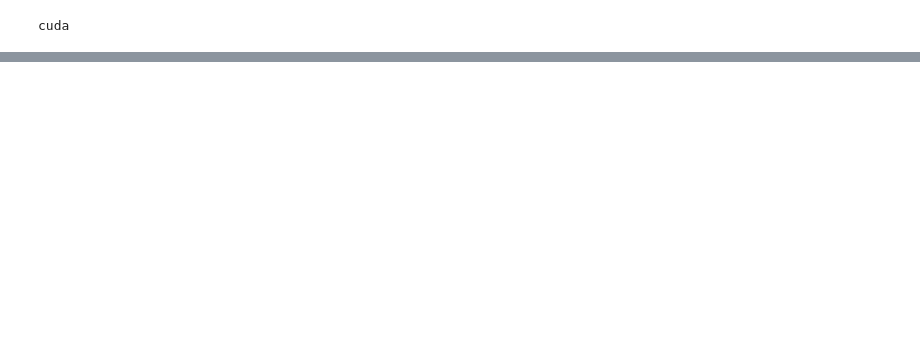
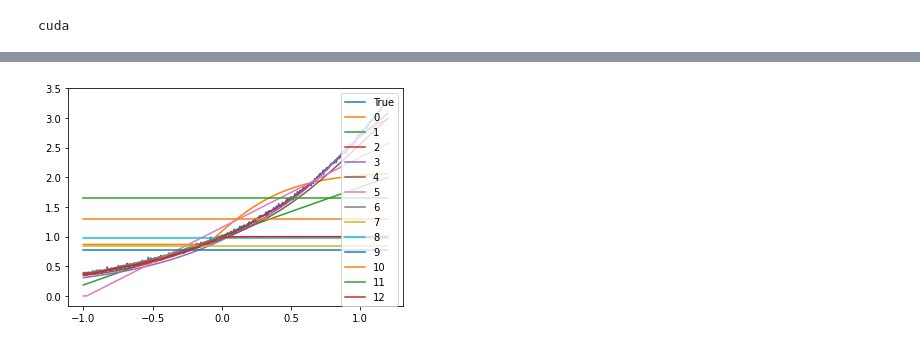
Before and after one commit to NOTfedos/nnga_course_work, a Jupyter notebook: evolut.ipynb, the cells around one changed output, grey strips where cells are left out. Cells and saved outputs as stored; diff of their text form; code cells hidden in the pictures; blank space fills up the shorter version.

```diff
--- a/evolut.ipynb
+++ b/evolut.ipynb
@@ -165,0 +185,12 @@ Exec time: 83 s
+# %%
+x = torch.cat((x_arr, x_val))
+y = torch.cat((y_arr, y_val))
+# %%
+plt.plot(x, y, label="True")
+for i, ent in enumerate(env.entities):
+    y_pred = ent.predict(x.unsqueeze(1))
+    plt.plot(x, y_pred.squeeze(1), label=str(i))
+plt.legend()
+plt.show()
+# %% [output]
+[figure, added]
```
Also changed, not shown: parts of 13 cells of this notebook, 4 other files.
